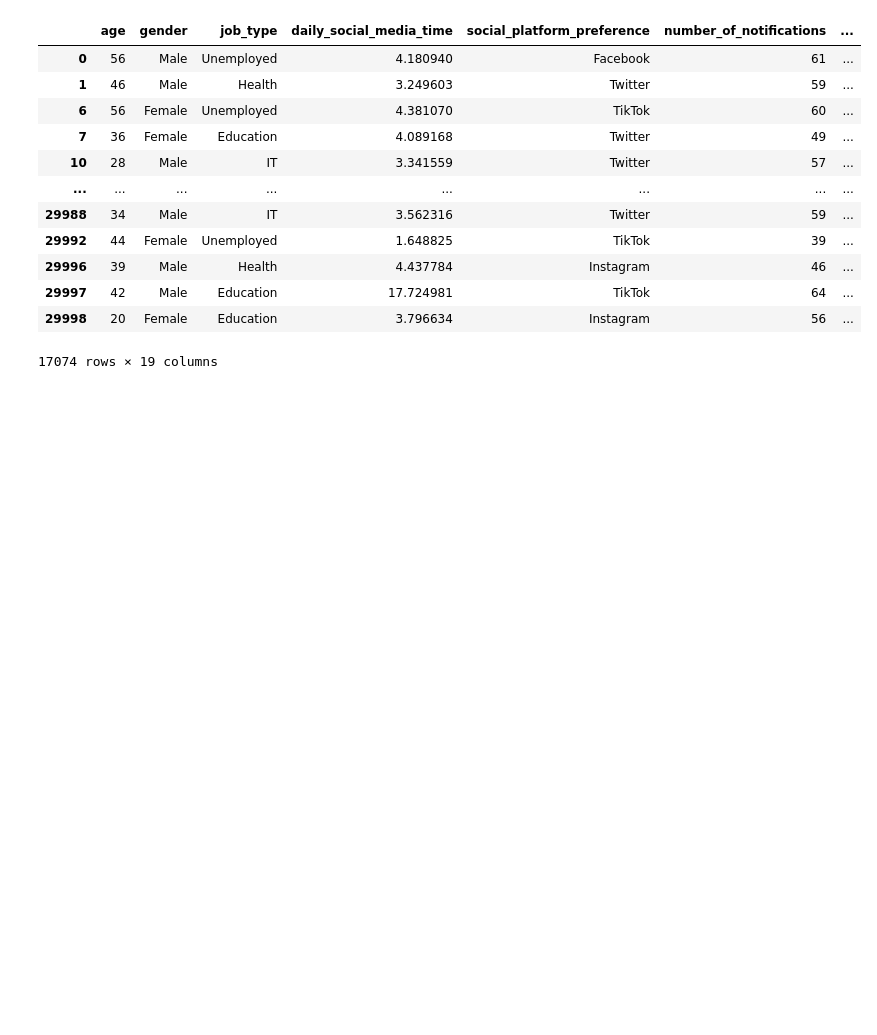
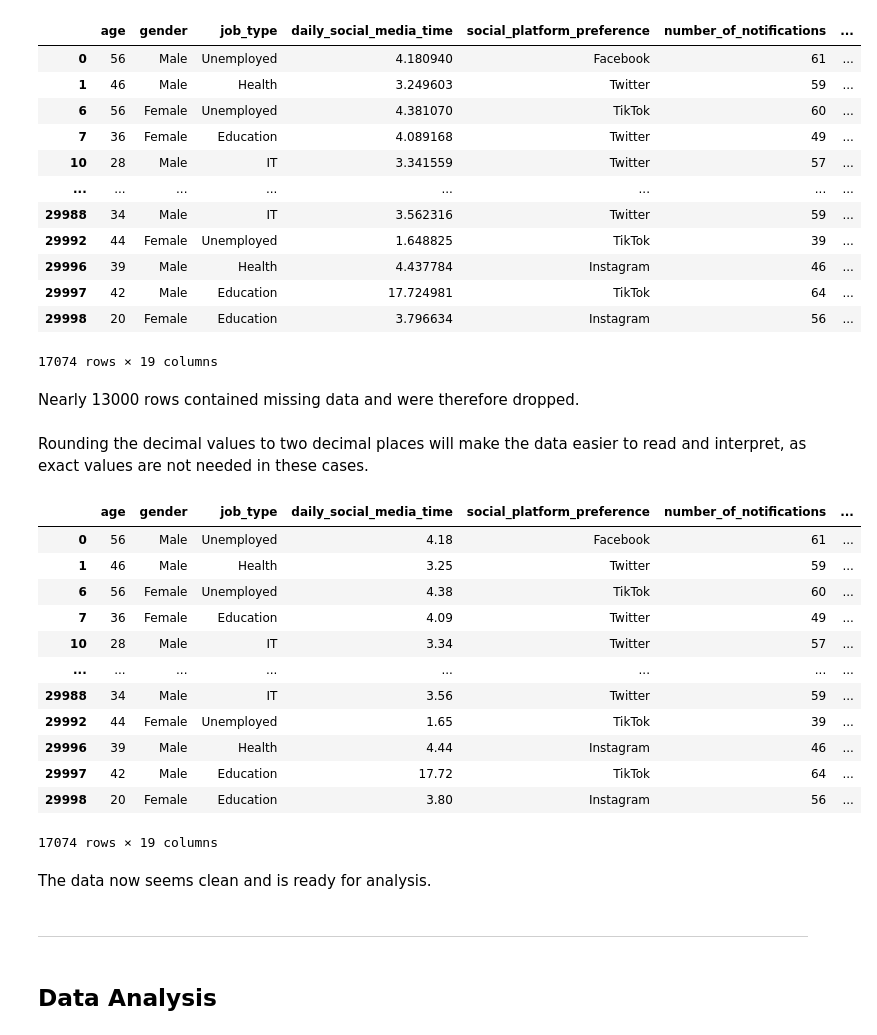
Before and after one commit to HusseinKasim/A-Data-Driven-Study-on-Social-Media-Usage-and-its-Effects-on-Users, a Jupyter notebook: Social_Media_Study.ipynb, the cells around one changed output. Cells and saved outputs as stored; diff of their text form; code cells hidden in the pictures; blank space fills up the shorter version.

Commit message:
Update "Data Preprocessing" section

```diff
--- a/Social_Media_Study.ipynb
+++ b/Social_Media_Study.ipynb
@@ -155,3 +167,42 @@ df
 | 29997 | 42 | Male | Education | 17.724981 | TikTok | 64 | ... |
 | 29998 | 20 | Female | Education | 3.796634 | Instagram | 56 | ... |
 17074 rows × 19 columns
+# %% [markdown]
+Nearly 13000 rows contained missing data and were therefore dropped.
+# %% [markdown]
+Rounding the decimal values to two decimal places will make the data easier to read and interpret, as exact values are not needed in these cases.
+# %%
+columns_to_round = [
+    'daily_social_media_time',
+    'work_hours_per_day',
+    'perceived_productivity_score',
+    'actual_productivity_score',
+    'sleep_hours',
+    'screen_time_before_sleep',
+    'weekly_offline_hours',
+    'job_satisfaction_score'
+]
+
+df[columns_to_round] = df[columns_to_round].round(2)
+# %%
+df
+# %% [output]
+|  | age | gender | job_type | daily_social_media_time | social_platform_preference | number_of_notifications | ... |
+| 0 | 56 | Male | Unemployed | 4.18 | Facebook | 61 | ... |
+| 1 | 46 | Male | Health | 3.25 | Twitter | 59 | ... |
+| 6 | 56 | Female | Unemployed | 4.38 | TikTok | 60 | ... |
+| 7 | 36 | Female | Education | 4.09 | Twitter | 49 | ... |
+| 10 | 28 | Male | IT | 3.34 | Twitter | 57 | ... |
+| ... | ... | ... | ... | ... | ... | ... | ... |
+| 29988 | 34 | Male | IT | 3.56 | Twitter | 59 | ... |
+| 29992 | 44 | Female | Unemployed | 1.65 | TikTok | 39 | ... |
+| 29996 | 39 | Male | Health | 4.44 | Instagram | 46 | ... |
+| 29997 | 42 | Male | Education | 17.72 | TikTok | 64 | ... |
+| 29998 | 20 | Female | Education | 3.80 | Instagram | 56 | ... |
+17074 rows × 19 columns
+# %% [markdown]
+The data now seems clean and is ready for analysis.
+# %% [markdown]
+------------------------------------------------------------
+# %% [markdown]
+## Data Analysis
```
Also changed, not shown: parts of 3 cells of this notebook.
